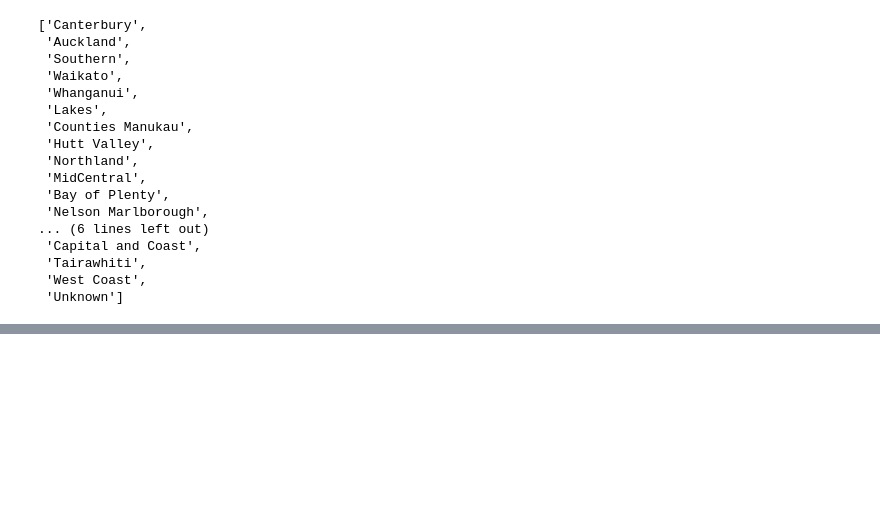
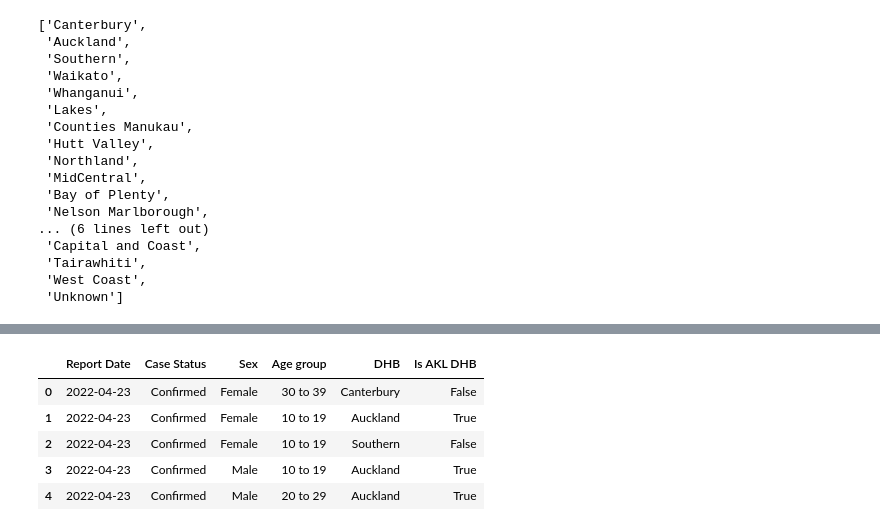
Before and after one commit to kamala2dt/COVID-19-Project, a Jupyter notebook: Covid19_NZ.ipynb, the cells around one changed output, grey strips where cells are left out. Saved outputs shown, nothing was run; the diff lists cells and outputs as text; code cells hidden in the pictures; blank space fills up the shorter version.

```diff
--- a/Covid19_NZ.ipynb
+++ b/Covid19_NZ.ipynb
@@ -56,3 +62,6 @@ df['DHB'].unique().tolist()
  'Tairawhiti',
  'West Coast',
  'Unknown']
+# %%
+df = df.drop('Overseas travel', 1)
+df = df.drop('Historical', 1)
@@ -118,0 +130,10 @@ plt.show()
+# %%
+df['Is AKL DHB'] = np.where(df['DHB'] == 'Auckland', True, False)
+df.head()
+# %% [output]
+|  | Report Date | Case Status | Sex | Age group | DHB | Is AKL DHB |
+| 0 | 2022-04-23 | Confirmed | Female | 30 to 39 | Canterbury | False |
+| 1 | 2022-04-23 | Confirmed | Female | 10 to 19 | Auckland | True |
+| 2 | 2022-04-23 | Confirmed | Female | 10 to 19 | Southern | False |
+| 3 | 2022-04-23 | Confirmed | Male | 10 to 19 | Auckland | True |
+| 4 | 2022-04-23 | Confirmed | Male | 20 to 29 | Auckland | True |
```
Also changed, not shown: parts of 18 cells of this notebook.
